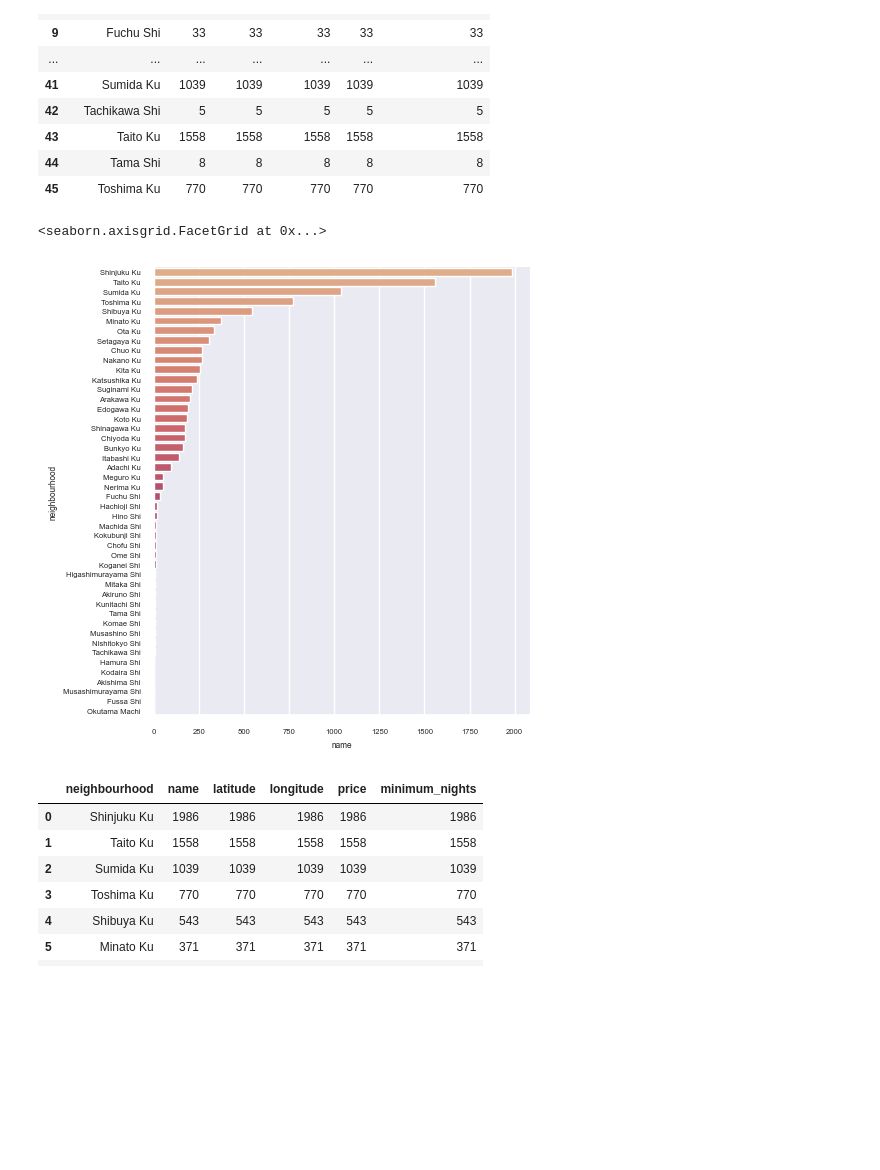
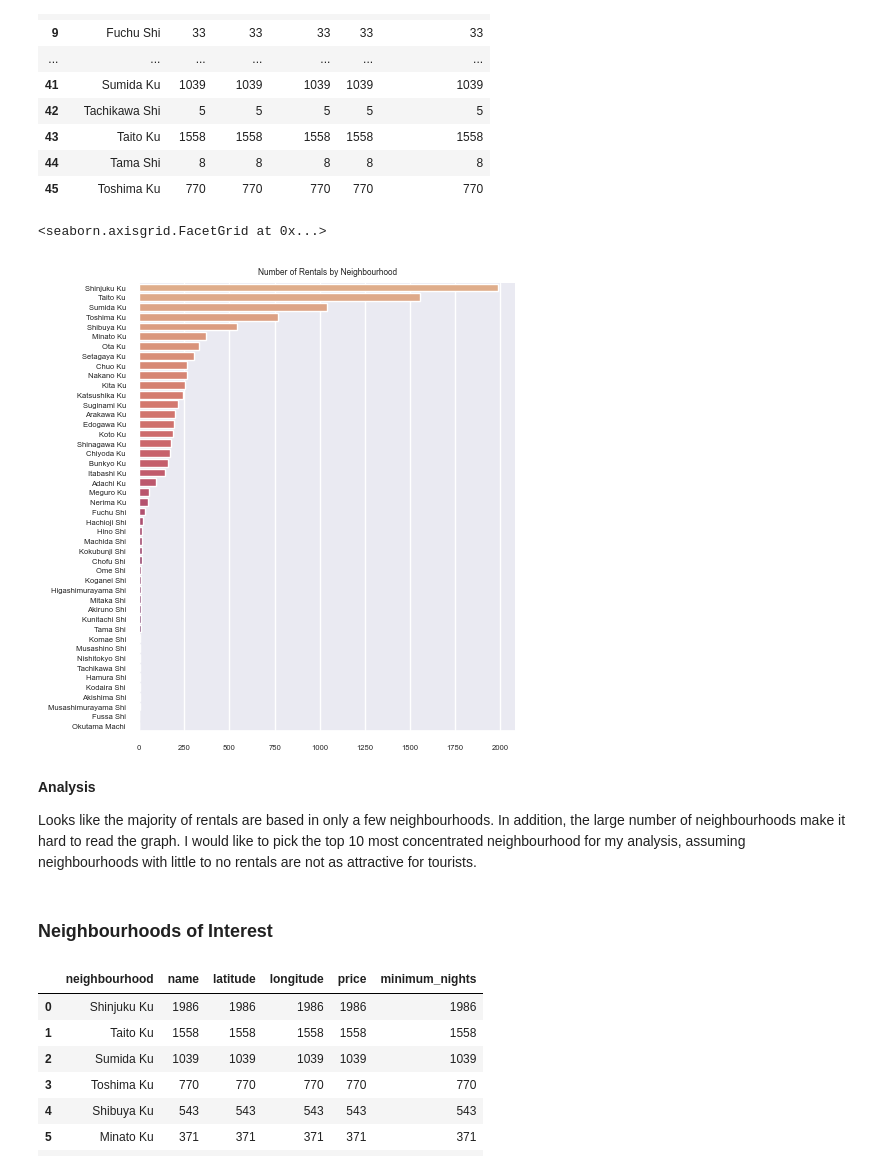
Before and after one commit to ubco-W2022T2-data301/project-group-group21, a Jupyter notebook: analysis/analysis1.ipynb, the cells around one changed output. Drawn from its saved outputs; the diff is of its cells as text; code cells hidden in the pictures; blank space fills up the shorter version.

```diff
--- a/analysis/analysis1.ipynb
+++ b/analysis/analysis1.ipynb
@@ -145,10 +165,16 @@ df_gbn
 | 45 | Toshima Ku | 770 | 770 | 770 | 770 | 770 |
 # %%
 sns.set_theme(style="darkgrid", font_scale=0.5)
-sns.catplot(data=df_gbn, y="neighbourhood", x="name", kind="bar",palette="flare",order=df["neighbourhood"].value_counts().index)
-
-#looks like the majority of rentals are based in only a few neighbourhoods. In addition, the large number of neighbourhoods make it hard to read the graph.
+ax=sns.catplot(data=df_gbn, y="neighbourhood", x="name", kind="bar",palette="flare",order=df["neighbourhood"].value_counts().index)
+ax.set(title='Number of Rentals by Neighbourhood',xlabel='',ylabel='')
 # %% [output]
 <seaborn.axisgrid.FacetGrid at 0x...>
-[figure, old version]
+[figure, new version]
+# %% [markdown]
+**Analysis**
+
+Looks like the majority of rentals are based in only a few neighbourhoods. In addition, the large number of neighbourhoods make it hard to read the graph.
+I would like to pick the top 10 most concentrated neighbourhood for my analysis, assuming neighbourhoods with little to no rentals are not as attractive for tourists.
+# %% [markdown]
+### Neighbourhoods of Interest
 # %%
```
Also changed, not shown: parts of 32 cells of this notebook, 2 other files.
